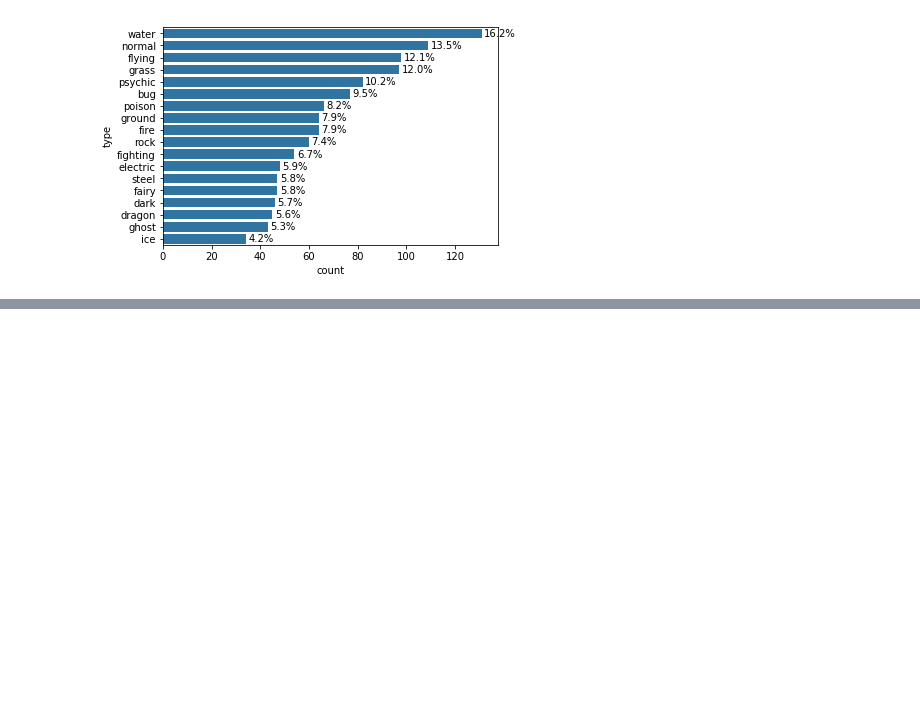
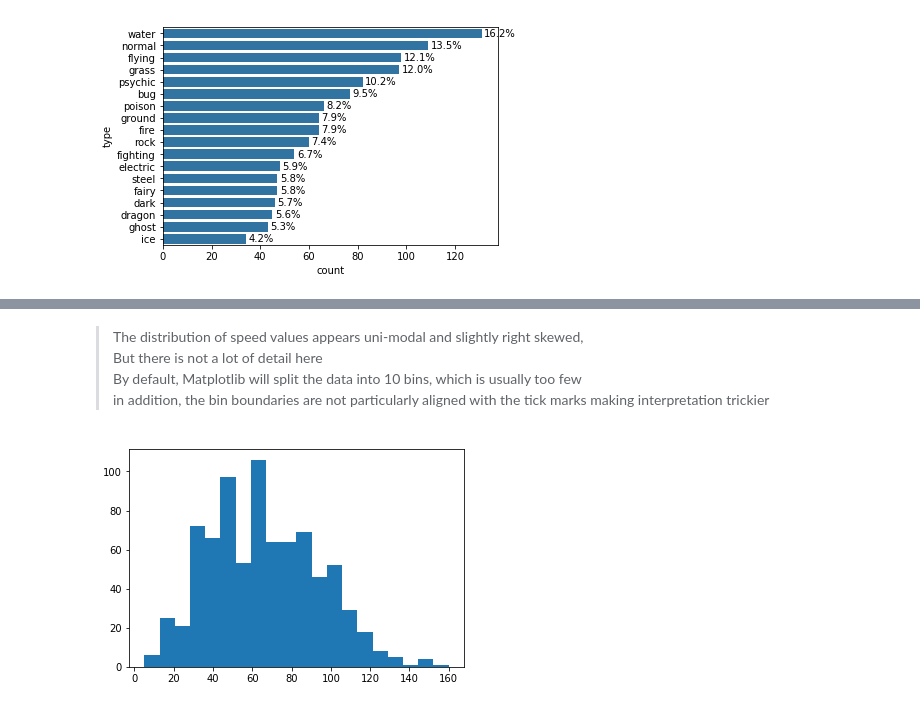
Before and after one commit to iRaied/Project_5_3_Pokemon, a Jupyter notebook: pokemon.ipynb, the cells around one changed output, grey strips where cells are left out. Cells and saved outputs as stored; diff of their text form; code cells hidden in the pictures; blank space fills up the shorter version.

```diff
--- a/pokemon.ipynb
+++ b/pokemon.ipynb
@@ -224,0 +231,14 @@ for i in range(type_counts.shape[0]):
+# %% [markdown]
+> The distribution of speed values appears uni-modal and slightly right skewed,
+<br></br>
+> But there is not a lot of detail here
+<br></br>
+> By default, Matplotlib will split the data into 10 bins, which is usually too few
+<br></br>
+> in addition, the bin boundaries are not particularly aligned with the tick marks making interpretation trickier
+# %%
+# To solve this, we want to use the bins parameter
+
+plt.hist(data = pokemon, x = 'speed', bins = 20);
+# %% [output]
+[figure, added]
```
Also changed, not shown: parts of 8 cells of this notebook.
